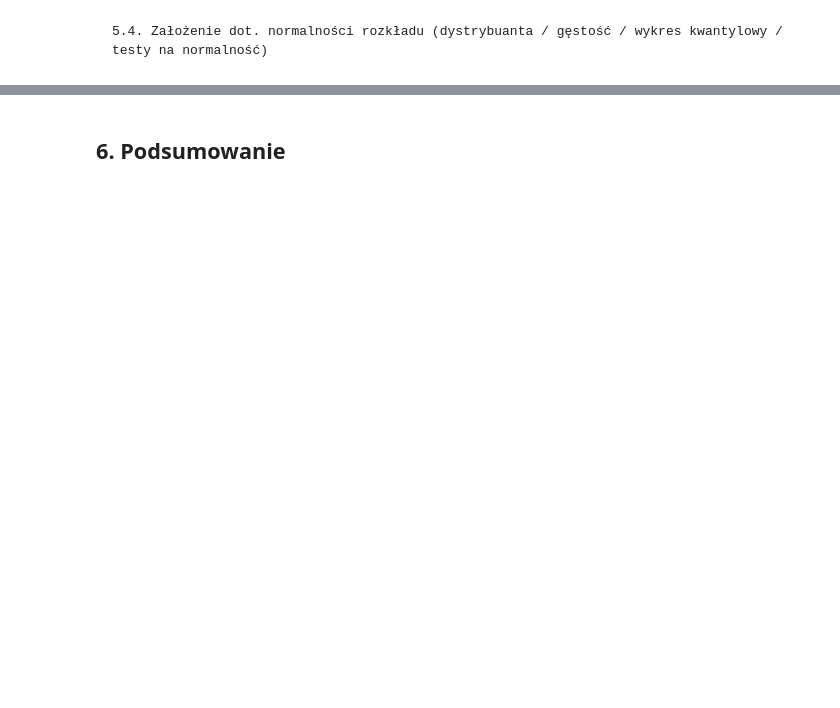
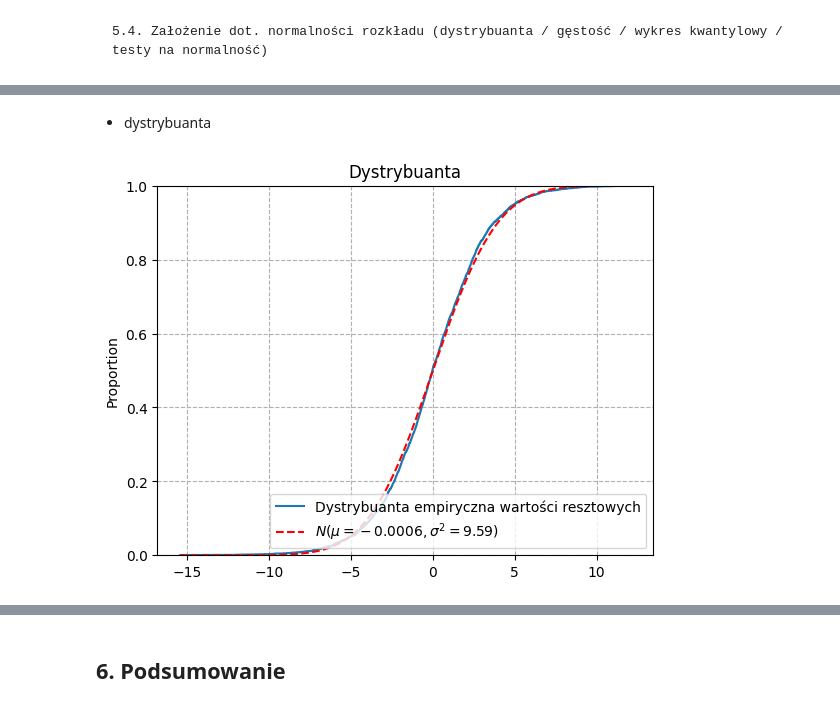
Before and after one commit to MagdalenaSudol/Model_ARMA, a Jupyter notebook: raport_boston.ipynb, the cells around one changed output, grey strips where cells are left out. Saved outputs shown, nothing was run; the diff lists cells and outputs as text; code cells hidden in the pictures; blank space fills up the shorter version.

```diff
--- a/raport_boston.ipynb
+++ b/raport_boston.ipynb
@@ -470,0 +509,3 @@ Współczynnik phi_1 =  0.7559664120339143 , współczynnik phi_2 =  -0.21043588
+# %%
+mu_residuals = np.mean(residuals)
+mu_residuals
@@ -472,0 +535,2 @@ Współczynnik phi_1 =  0.7559664120339143 , współczynnik phi_2 =  -0.21043588
+# %%
+var_residuals = np.var(residuals)
@@ -476,0 +584,11 @@ Współczynnik phi_1 =  0.7559664120339143 , współczynnik phi_2 =  -0.21043588
+# %% [markdown]
+- dystrybuanta
+# %%
+sns.ecdfplot(residuals, label = "Dystrybuanta empiryczna wartości resztowych")
+plt.plot(xs, F_normal, 'r--', label = f'$N(\\mu = {mu_residuals:.4f}, \\sigma^2 = {var_residuals:.2f})$')
+plt.grid(True, linestyle='--')
+plt.legend(loc='lower right')
+plt.title('Dystrybuanta')
+plt.show()
+# %% [output]
+[figure, added]
```
Also changed, not shown: parts of 38 cells of this notebook.
